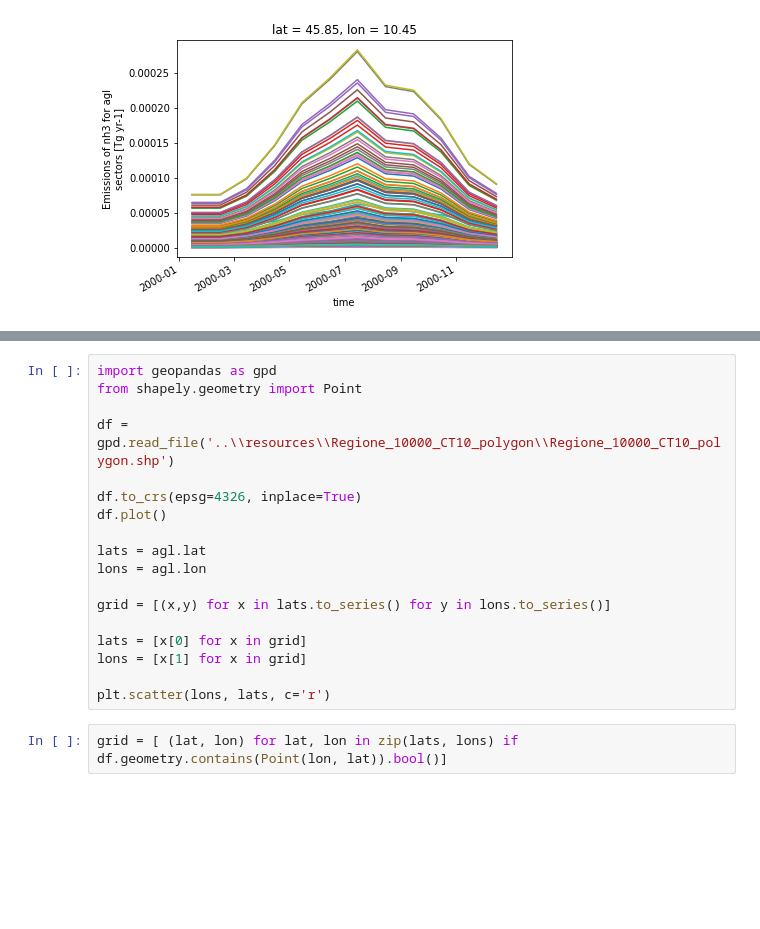
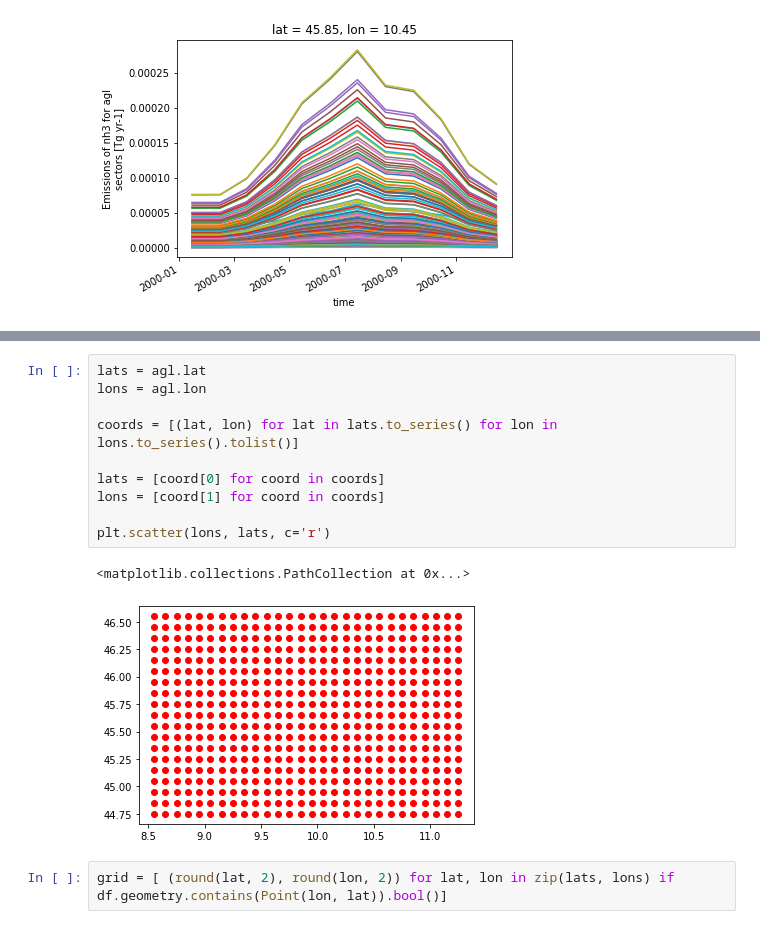
Before and after one commit to samuelexferri/unibg-statistic2, a Jupyter notebook: notebooks/netcdf_to_dataframe.ipynb, the cells around one changed output, grey strips where cells are left out. Cells and saved outputs as stored; diff of their text form; blank space fills up the shorter version.

```diff
--- a/notebooks/netcdf_to_dataframe.ipynb
+++ b/notebooks/netcdf_to_dataframe.ipynb
@@ -25,21 +41,16 @@ agl[:, -1, -1].plot()
 # %%
-import geopandas as gpd
-from shapely.geometry import Point
-
-df = gpd.read_file('..\\resources\\Regione_10000_CT10_polygon\\Regione_10000_CT10_polygon.shp')
-
-df.to_crs(epsg=4326, inplace=True)
-df.plot()
-
 lats = agl.lat
 lons = agl.lon
 
-grid = [(x,y) for x in lats.to_series() for y in lons.to_series()]
+coords = [(lat, lon) for lat in lats.to_series() for lon in lons.to_series().tolist()]
 
-lats = [x[0] for x in grid]
-lons = [x[1] for x in grid]
+lats = [coord[0] for coord in coords]
+lons = [coord[1] for coord in coords]
 
 plt.scatter(lons, lats, c='r')
+# %% [output]
+<matplotlib.collections.PathCollection at 0x...>
+[figure, added]
 # %%
-grid = [ (lat, lon) for lat, lon in zip(lats, lons) if df.geometry.contains(Point(lon, lat)).bool()]
+grid = [ (round(lat, 2), round(lon, 2)) for lat, lon in zip(lats, lons) if df.geometry.contains(Point(lon, lat)).bool()]
 # %%
```
Also changed, not shown: parts of 13 cells of this notebook.
